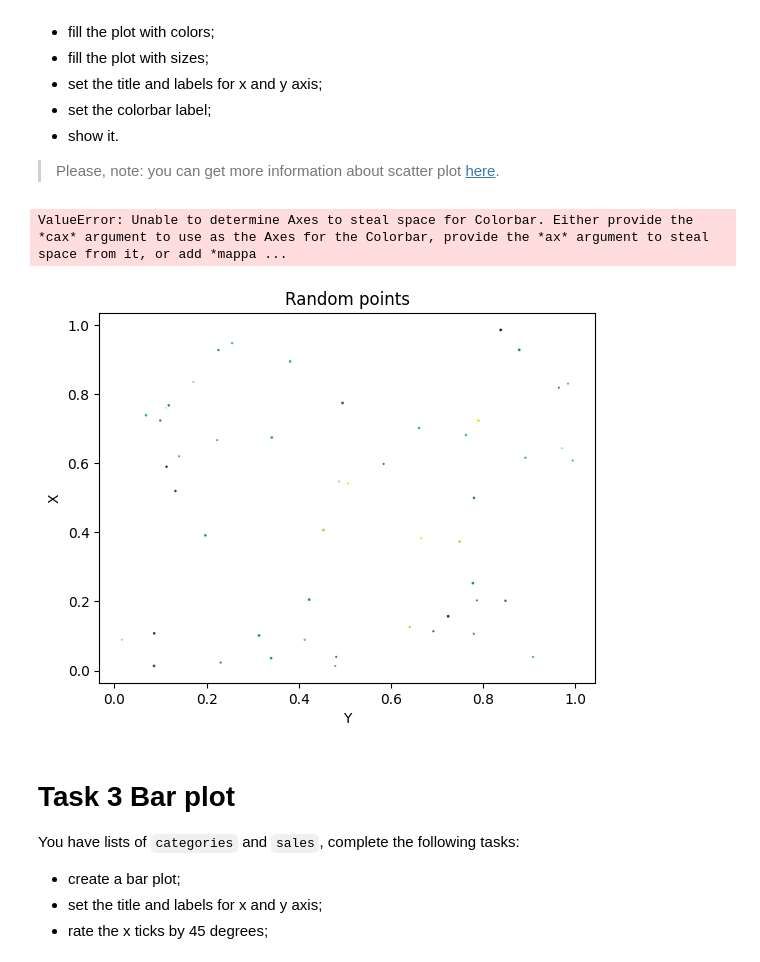
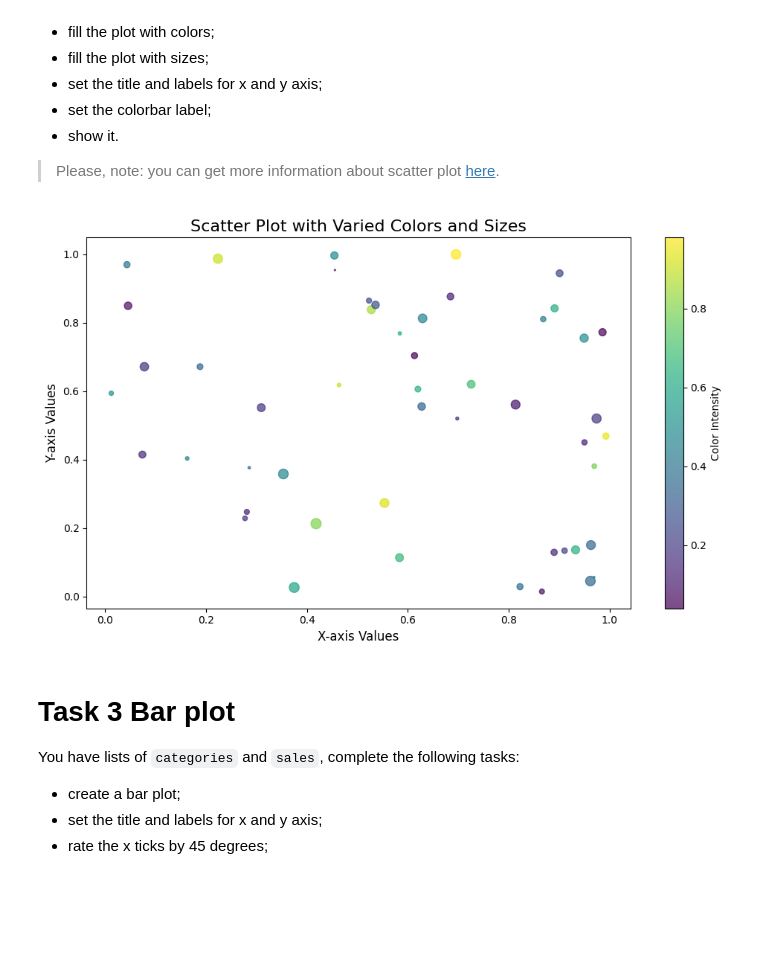
Before and after one commit to mate-academy/py-matplotlib, a Jupyter notebook: app/matplotlib.ipynb, the cells around one changed output. Drawn from its saved outputs; the diff is of its cells as text; code cells hidden in the pictures; blank space fills up the shorter version.

```diff
--- a/app/matplotlib.ipynb
+++ b/app/matplotlib.ipynb
@@ -45,22 +43,22 @@ Complete the following tasks:
 # %%
 from matplotlib.pyplot import scatter
 
 x = np.random.rand(50)
 y = np.random.rand(50)
 colors = np.random.rand(50)
 sizes = 100 * np.random.rand(50)
 
-plt.scatter(x, y, colors, sizes)
-plt.title('Random points')
-plt.xlabel('Y')
-plt.ylabel('X')
-
+plt.figure(figsize=(10, 6))
+scatter = plt.scatter(x, y, c=colors, s=sizes, cmap='viridis', alpha=0.7)
+plt.title('Scatter Plot with Varied Colors and Sizes', fontsize=16)
+plt.xlabel('X-axis Values', fontsize=12)
+plt.ylabel('Y-axis Values', fontsize=12)
 cbar = plt.colorbar(scatter)
-cbar.set_label('Color Value', fontsize=12)
+cbar.set_label('Color Intensity', fontsize=10)
+plt.tight_layout()
 plt.show()
 # %% [output]
-ValueError: Unable to determine Axes to steal space for Colorbar. Either provide the *cax* argument to use as the Axes for the Colorbar, provide the *ax* argument to steal space from it, or add *mappa ...
-[figure, old version]
+[figure, new version]
 # %% [markdown]
 # Task 3 Bar plot
 
```
Also changed, not shown: parts of 10 cells of this notebook.
